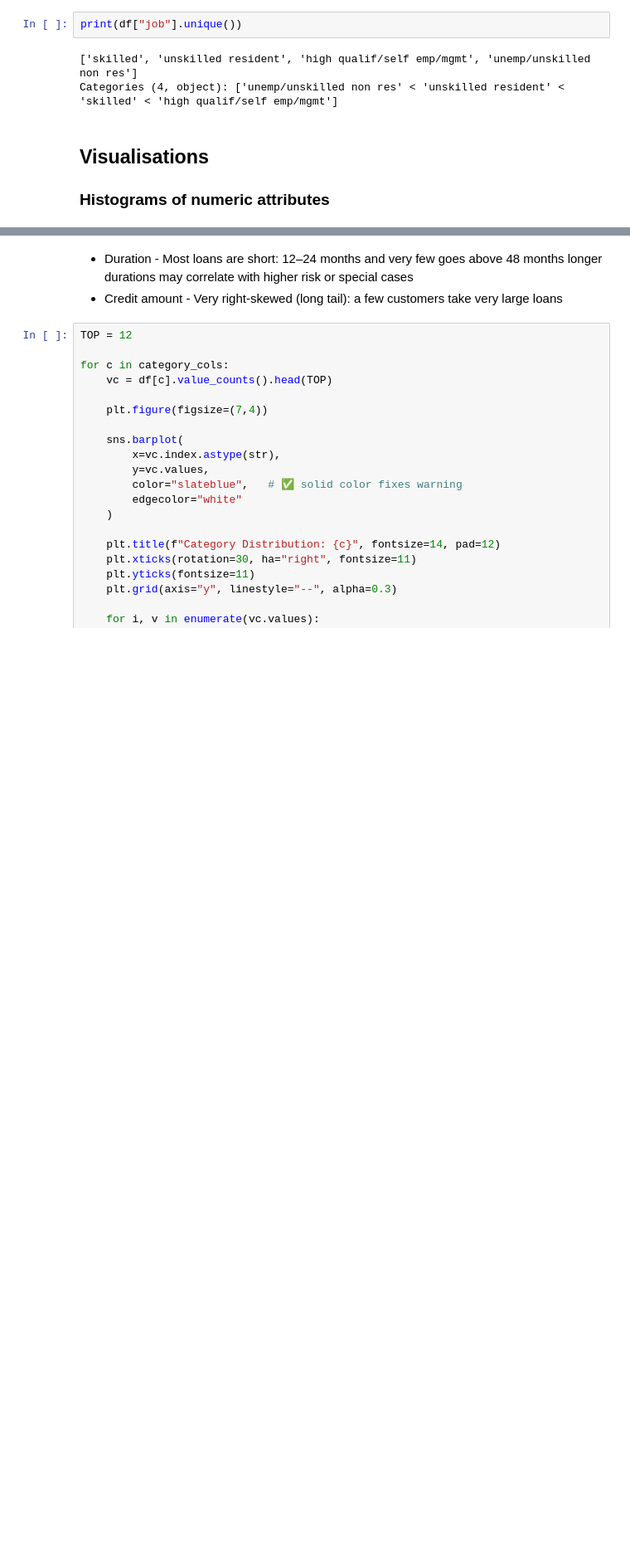
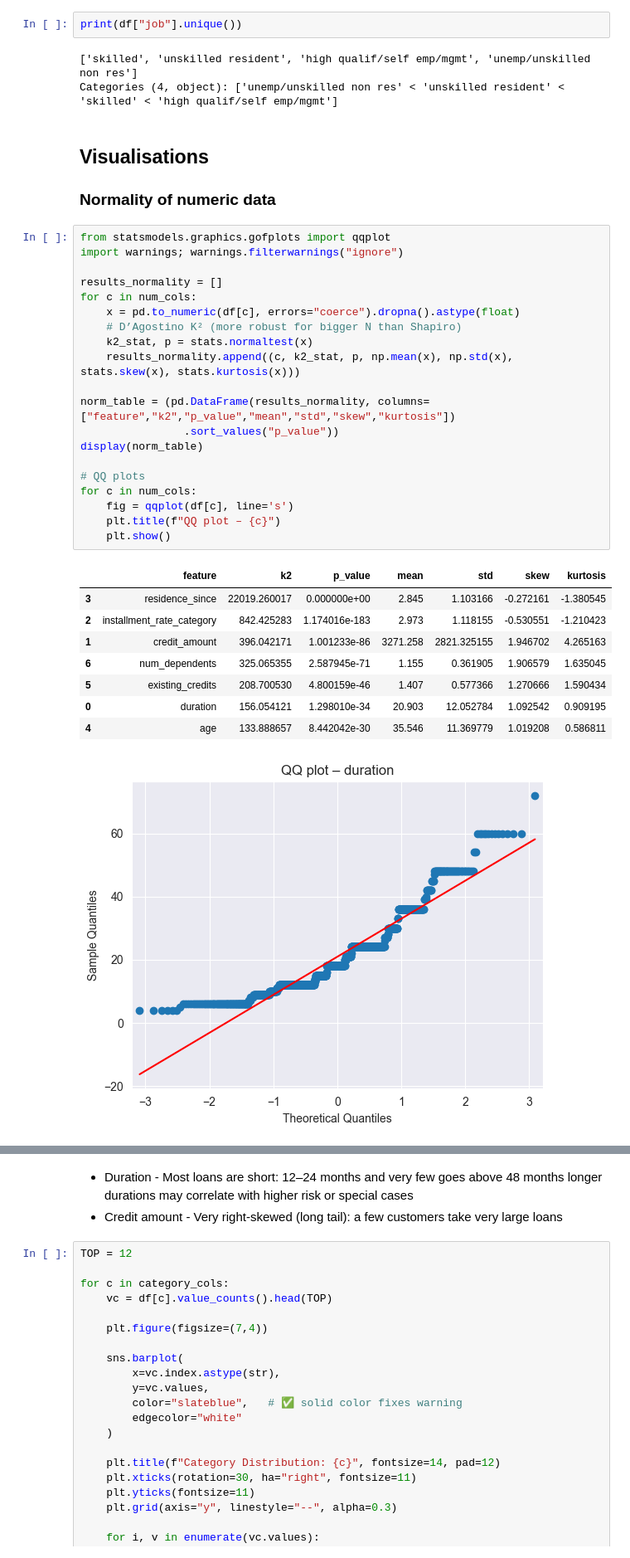
Before and after one commit to waspiix/ZNEUS_team_Stefanec-Horan, a Jupyter notebook: index.ipynb, the cells around one changed output, grey strips where cells are left out. Shown at 83% size. Drawn from its saved outputs; the diff is of its cells as text; blank space fills up the shorter version.

```diff
--- a/index.ipynb
+++ b/index.ipynb
@@ -173,4 +174,34 @@ print(df["job"].unique())
 Categories (4, object): ['unemp/unskilled non res' < 'unskilled resident' < 'skilled' < 'high qualif/self emp/mgmt']
 # %% [markdown]
 ## Visualisations
-### Histograms of numeric attributes
+### Normality of numeric data
+# %%
+from statsmodels.graphics.gofplots import qqplot
+import warnings; warnings.filterwarnings("ignore")
+
+results_normality = []
+for c in num_cols:
+    x = pd.to_numeric(df[c], errors="coerce").dropna().astype(float)
+    # D’Agostino K² (more robust for bigger N than Shapiro)
+    k2_stat, p = stats.normaltest(x)
+    results_normality.append((c, k2_stat, p, np.mean(x), np.std(x), stats.skew(x), stats.kurtosis(x)))
+
+norm_table = (pd.DataFrame(results_normality, columns=["feature","k2","p_value","mean","std","skew","kurtosis"])
+                .sort_values("p_value"))
+display(norm_table)
+
+# QQ plots
+for c in num_cols:
+    fig = qqplot(df[c], line='s')
+    plt.title(f"QQ plot – {c}")
+    plt.show()
+# %% [output]
+|  | feature | k2 | p_value | mean | std | skew | kurtosis |
+| 3 | residence_since | 22019.260017 | 0.000000e+00 | 2.845 | 1.103166 | -0.272161 | -1.380545 |
+| 2 | installment_rate_category | 842.425283 | 1.174016e-183 | 2.973 | 1.118155 | -0.530551 | -1.210423 |
+| 1 | credit_amount | 396.042171 | 1.001233e-86 | 3271.258 | 2821.325155 | 1.946702 | 4.265163 |
+| 6 | num_dependents | 325.065355 | 2.587945e-71 | 1.155 | 0.361905 | 1.906579 | 1.635045 |
+| 5 | existing_credits | 208.700530 | 4.800159e-46 | 1.407 | 0.577366 | 1.270666 | 1.590434 |
+| 0 | duration | 156.054121 | 1.298010e-34 | 20.903 | 12.052784 | 1.092542 | 0.909195 |
+| 4 | age | 133.888657 | 8.442042e-30 | 35.546 | 11.369779 | 1.019208 | 0.586811 |
+[figure, added]
```
Also changed, not shown: parts of 27 cells of this notebook.
